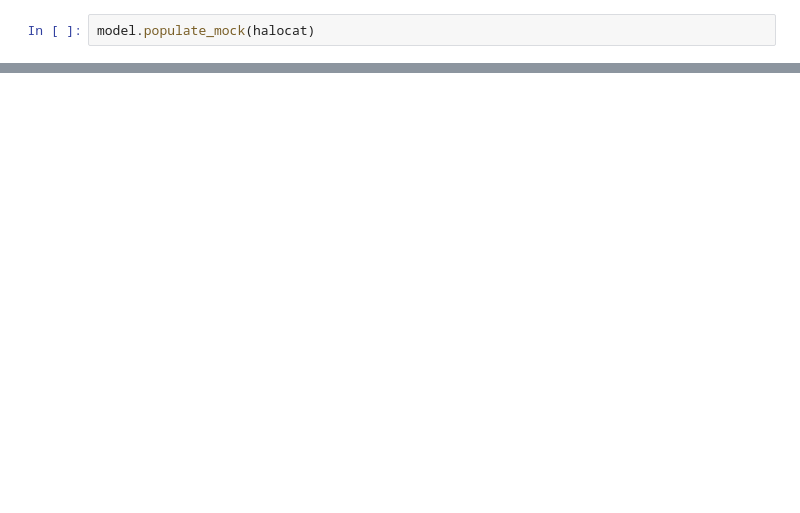
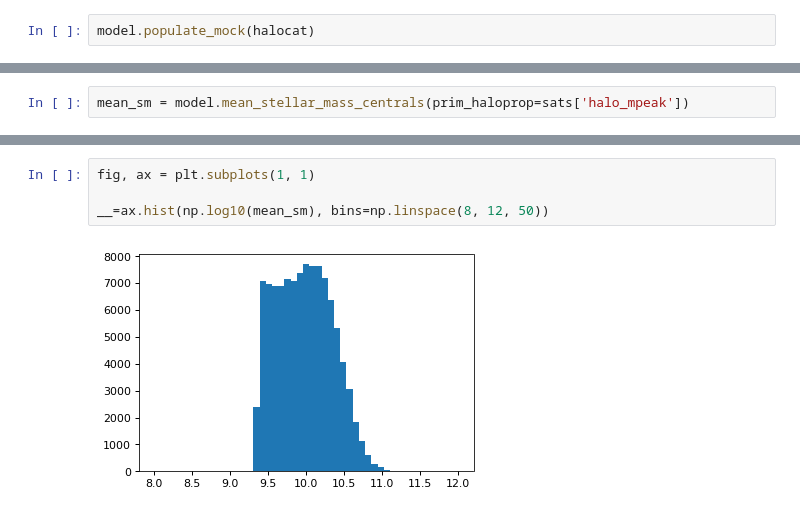
Before and after one commit to aphearin/segmass, a Jupyter notebook: segmass/develop_conc_based_segmass.ipynb, the cells around one changed output, grey strips where cells are left out. Saved outputs shown, nothing was run; the diff lists cells and outputs as text; blank space fills up the shorter version.

```diff
--- a/segmass/develop_conc_based_segmass.ipynb
+++ b/segmass/develop_conc_based_segmass.ipynb
@@ -74,0 +88,2 @@ model.mock.galaxy_table.keys()
+# %%
+mean_sm = model.mean_stellar_mass_centrals(prim_haloprop=sats['halo_mpeak'])
@@ -74,0 +94,6 @@ model.mock.galaxy_table.keys()
+# %%
+fig, ax = plt.subplots(1, 1)
+
+__=ax.hist(np.log10(mean_sm), bins=np.linspace(8, 12, 50))
+# %% [output]
+[figure, added]
```
Also changed, not shown: parts of 29 cells of this notebook.
